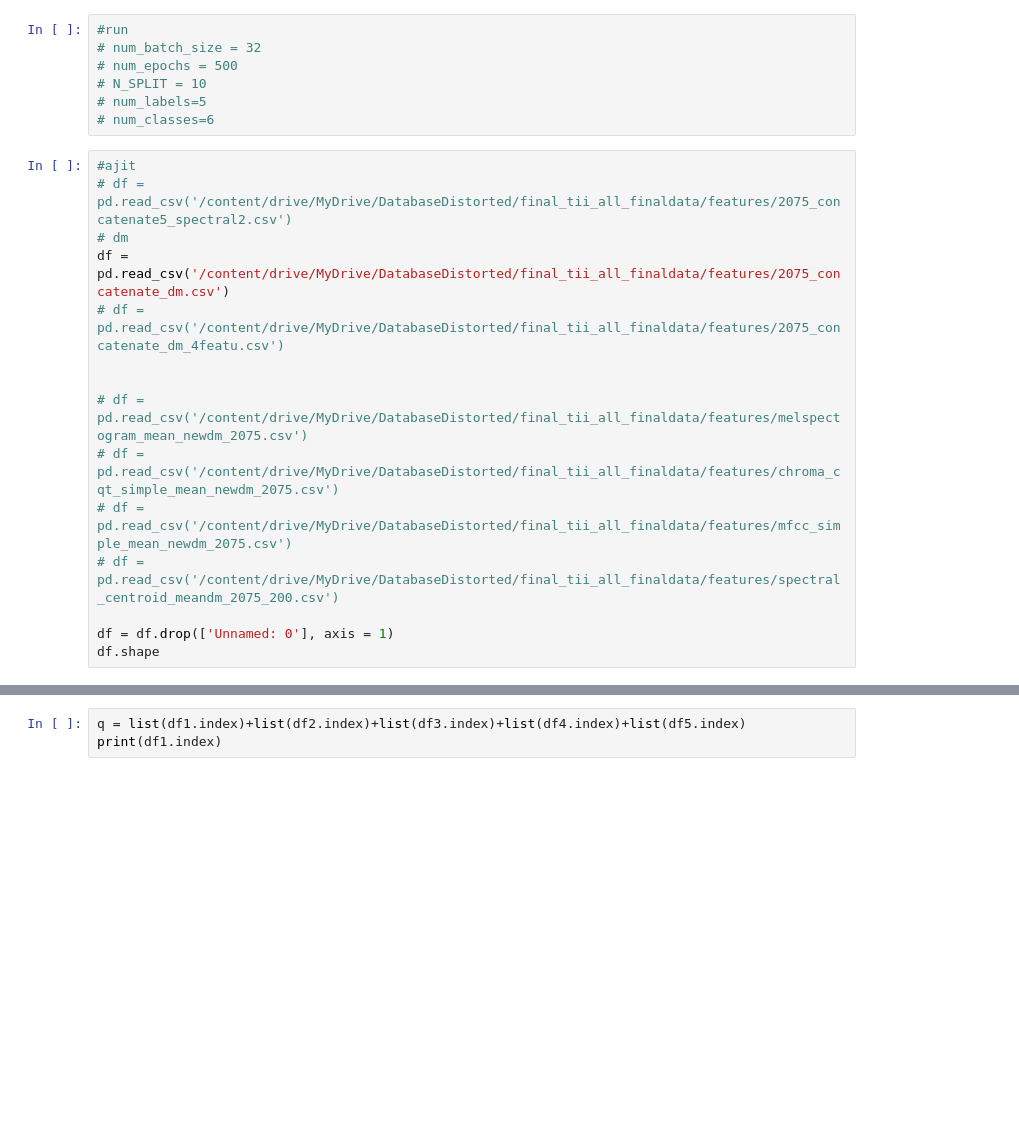
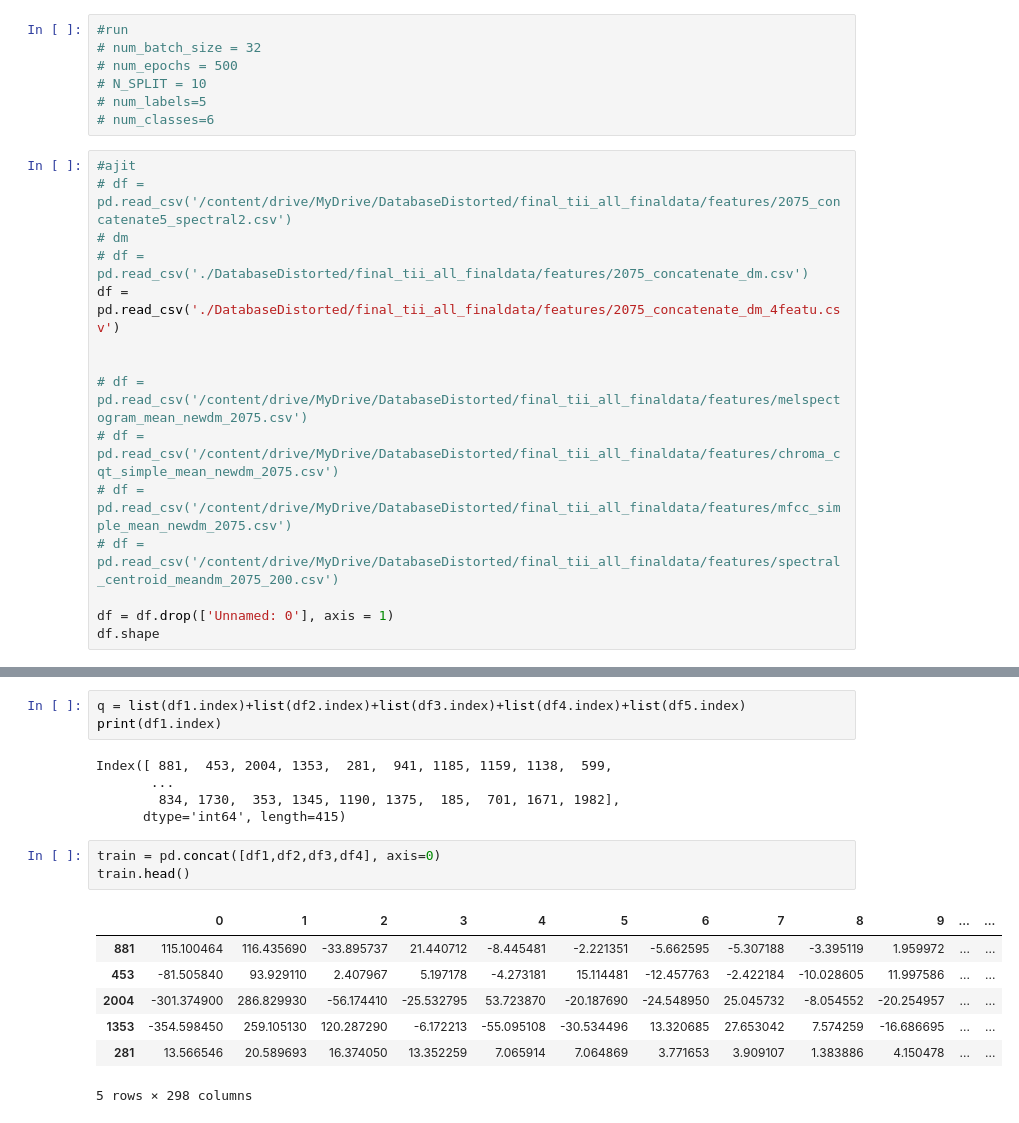
Before and after one commit to ashutoshc8101/audio-quality-assessment, a Jupyter notebook: dm_transformer (3).ipynb, the cells around one changed output, grey strips where cells are left out. Cells and saved outputs as stored; diff of their text form; blank space fills up the shorter version.

```diff
--- a/dm_transformer (3).ipynb
+++ b/dm_transformer (3).ipynb
@@ -302,8 +286,8 @@ def transformer(time_steps,
 #ajit
 # df = pd.read_csv('/content/drive/MyDrive/DatabaseDistorted/final_tii_all_finaldata/features/2075_concatenate5_spectral2.csv')
 # dm
-df = pd.read_csv('/content/drive/MyDrive/DatabaseDistorted/final_tii_all_finaldata/features/2075_concatenate_dm.csv')
-# df = pd.read_csv('/content/drive/MyDrive/DatabaseDistorted/final_tii_all_finaldata/features/2075_concatenate_dm_4featu.csv')
+# df = pd.read_csv('./DatabaseDistorted/final_tii_all_finaldata/features/2075_concatenate_dm.csv')
+df = pd.read_csv('./DatabaseDistorted/final_tii_all_finaldata/features/2075_concatenate_dm_4featu.csv')
 
 
 # df = pd.read_csv('/content/drive/MyDrive/DatabaseDistorted/final_tii_all_finaldata/features/melspectogram_mean_newdm_2075.csv')
@@ -337,6 +327,22 @@ print(df5.shape)
 # %%
 q = list(df1.index)+list(df2.index)+list(df3.index)+list(df4.index)+list(df5.index)
 print(df1.index)
+# %% [output]
+Index([ 881,  453, 2004, 1353,  281,  941, 1185, 1159, 1138,  599,
+       ...
+        834, 1730,  353, 1345, 1190, 1375,  185,  701, 1671, 1982],
+      dtype='int64', length=415)
+# %%
+train = pd.concat([df1,df2,df3,df4], axis=0)
+train.head()
+# %% [output]
+|  | 0 | 1 | 2 | 3 | 4 | 5 | 6 | 7 | 8 | 9 | ... | ... |
+| 881 | 115.100464 | 116.435690 | -33.895737 | 21.440712 | -8.445481 | -2.221351 | -5.662595 | -5.307188 | -3.395119 | 1.959972 | ... | ... |
+| 453 | -81.505840 | 93.929110 | 2.407967 | 5.197178 | -4.273181 | 15.114481 | -12.457763 | -2.422184 | -10.028605 | 11.997586 | ... | ... |
+| 2004 | -301.374900 | 286.829930 | -56.174410 | -25.532795 | 53.723870 | -20.187690 | -24.548950 | 25.045732 | -8.054552 | -20.254957 | ... | ... |
+| 1353 | -354.598450 | 259.105130 | 120.287290 | -6.172213 | -55.095108 | -30.534496 | 13.320685 | 27.653042 | 7.574259 | -16.686695 | ... | ... |
+| 281 | 13.566546 | 20.589693 | 16.374050 | 13.352259 | 7.065914 | 7.064869 | 3.771653 | 3.909107 | 1.383886 | 4.150478 | ... | ... |
+5 rows × 298 columns
 # %%
 #run call the transformer model
 #df_read = df.copy()
```
Also changed, not shown: parts of 10 cells of this notebook, 4 other files.
